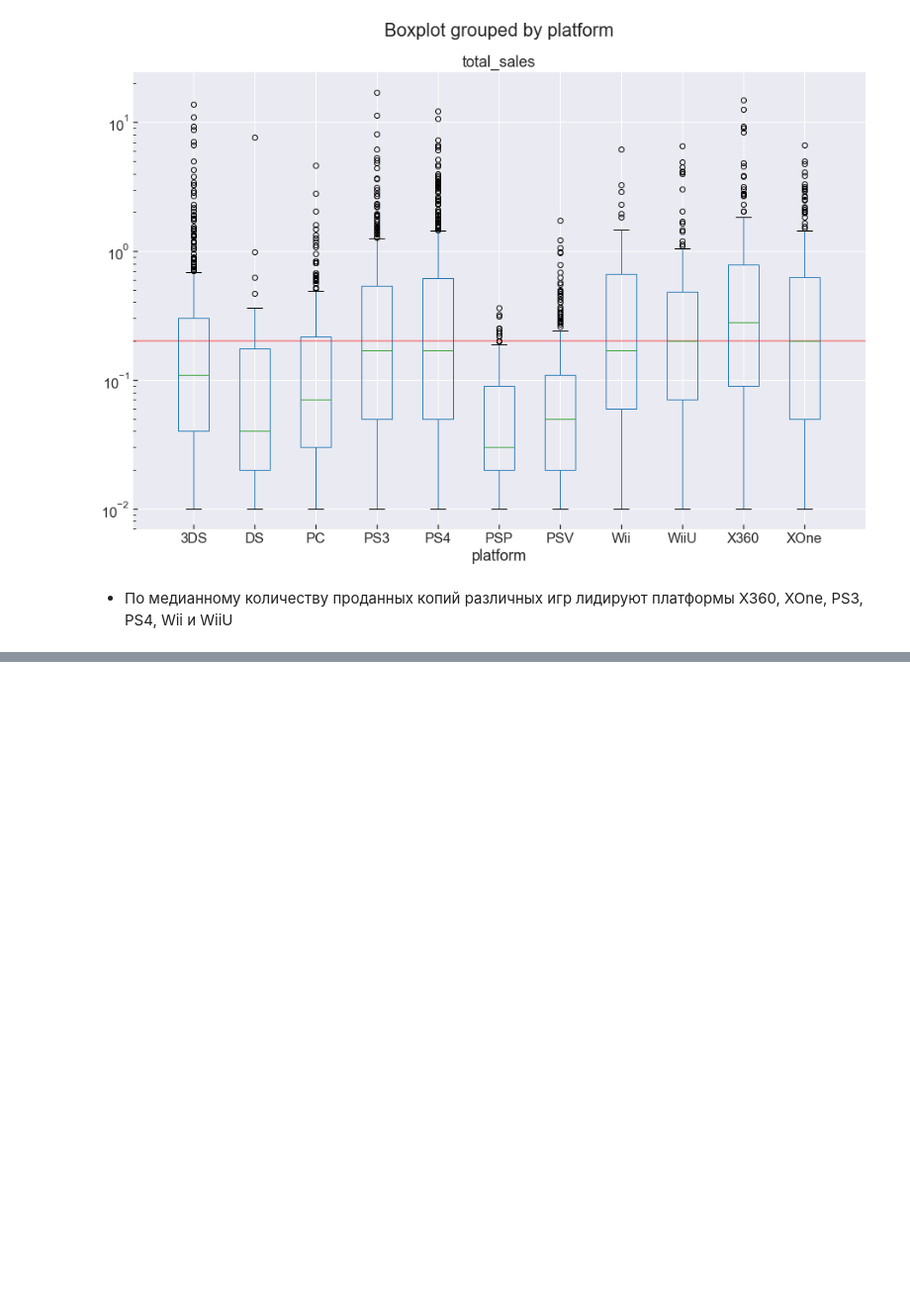
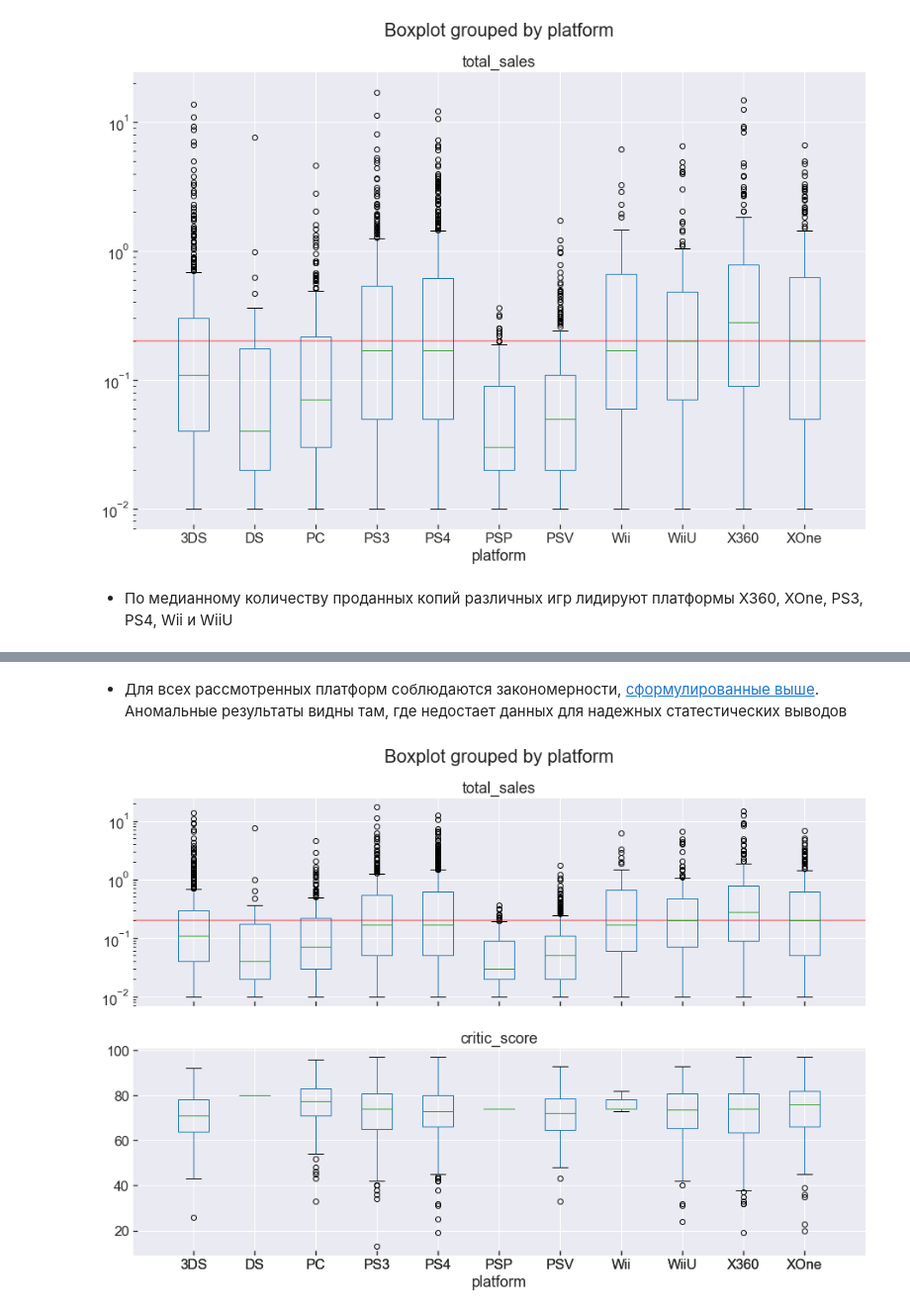
Before and after one commit to mbelveder/praktikum, a Jupyter notebook: gen_project_1/games.ipynb, the cells around one changed output, grey strips where cells are left out. Shown at 99% size. Cells and saved outputs as stored; diff of their text form; code cells hidden in the pictures; blank space fills up the shorter version.

```diff
--- a/gen_project_1/games.ipynb
+++ b/gen_project_1/games.ipynb
@@ -284,0 +372,19 @@ plt.show()
+# %% [markdown]
+- Для всех рассмотренных платформ соблюдаются закономерности, [сформулированные выше](#ps4_corr). Аномальные результаты видны там, где недостает данных для надежных статестических выводов
+# %%
+fig, (ax, ax1) = plt.subplots(2, 1, figsize=(15, 10), sharex=True)
+
+predict_df.boxplot('total_sales', by='platform', ax=ax)
+ax.set_yscale('log')
+
+ax.hlines(.2, 0, 13, color='red', alpha=.5)
+ax.set_xlim(0, 12)
+ax.set_xlabel(None)
+
+predict_df.boxplot('critic_score', by='platform', ax=ax1)
+
+ax1.set_xlim(0, 12)
+
+plt.show()
+# %% [output]
+[figure, added]
```
Also changed, not shown: parts of 7 cells of this notebook, 1 other file.
